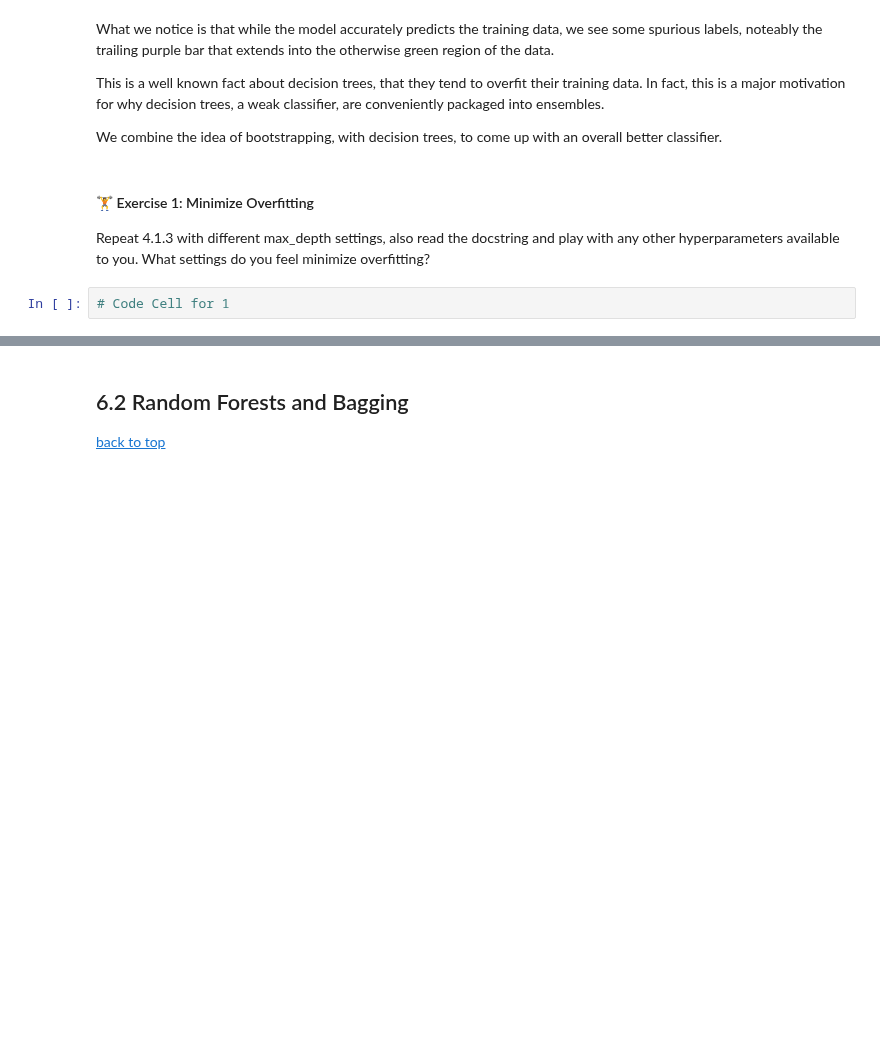
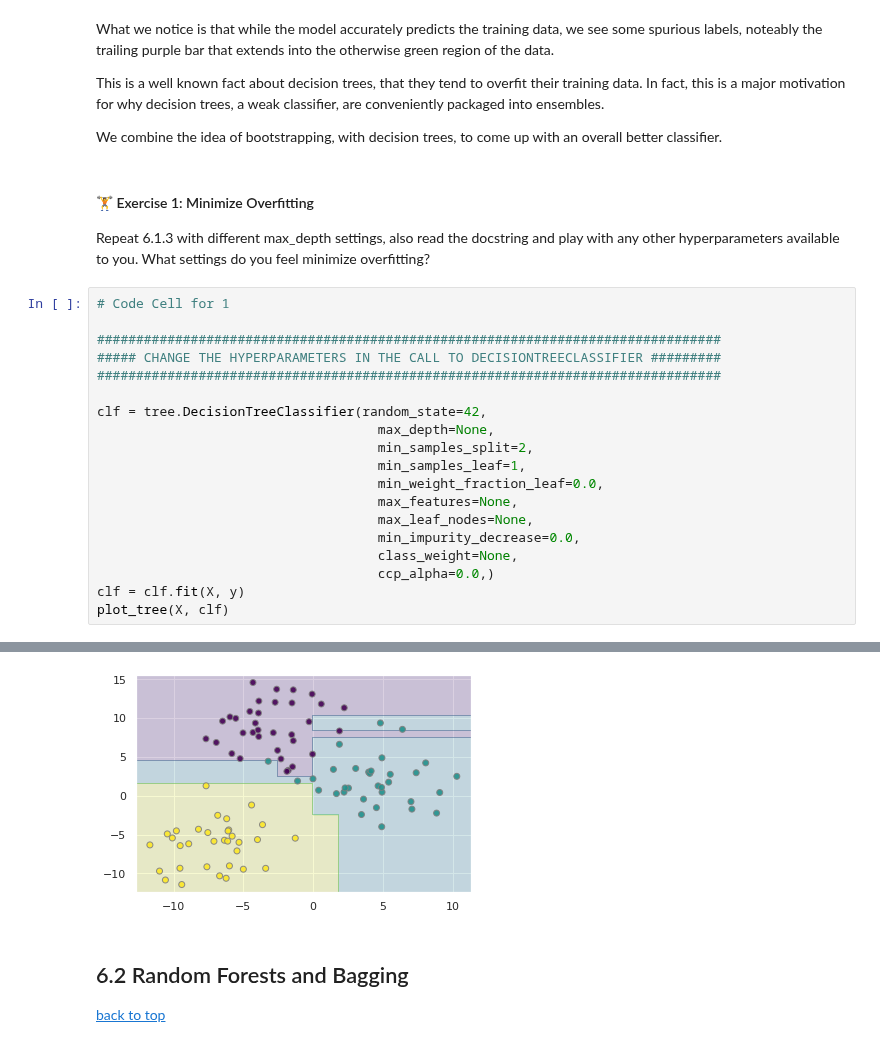
Before and after one commit to wesleybeckner/data_science_foundations, a Jupyter notebook: notebooks/S6_Bagging.ipynb, the cells around one changed output, grey strips where cells are left out. Drawn from its saved outputs; the diff is of its cells as text; blank space fills up the shorter version.

```diff
--- a/notebooks/S6_Bagging.ipynb
+++ b/notebooks/S6_Bagging.ipynb
@@ -381,6 +379,24 @@ We combine the idea of bootstrapping, with decision trees, to come up with an ov
 # %% [markdown]
 #### 🏋️ Exercise 1: Minimize Overfitting
 
-Repeat 4.1.3 with different max_depth settings, also read the docstring and play with any other hyperparameters available to you. What settings do you feel minimize overfitting?
+Repeat 6.1.3 with different max_depth settings, also read the docstring and play with any other hyperparameters available to you. What settings do you feel minimize overfitting?
-# %%
-# Code Cell for 1
+# %%
+# Code Cell for 1
+
+################################################################################
+##### CHANGE THE HYPERPARAMETERS IN THE CALL TO DECISIONTREECLASSIFIER #########
+################################################################################
+
+clf = tree.DecisionTreeClassifier(random_state=42,
+                                    max_depth=None,
+                                    min_samples_split=2,
+                                    min_samples_leaf=1,
+                                    min_weight_fraction_leaf=0.0,
+                                    max_features=None,
+                                    max_leaf_nodes=None,
+                                    min_impurity_decrease=0.0,
+                                    class_weight=None,
+                                    ccp_alpha=0.0,)
+clf = clf.fit(X, y)
+plot_tree(X, clf)
+# %% [output]
@@ -387,3 +404,4 @@ Repeat 4.1.3 with different max_depth settings, also read the docstring and play
+[figure, added]
 # %% [markdown]
 <a name='x.2'></a>
 
```
Also changed, not shown: parts of 40 cells of this notebook, 23 other files.
